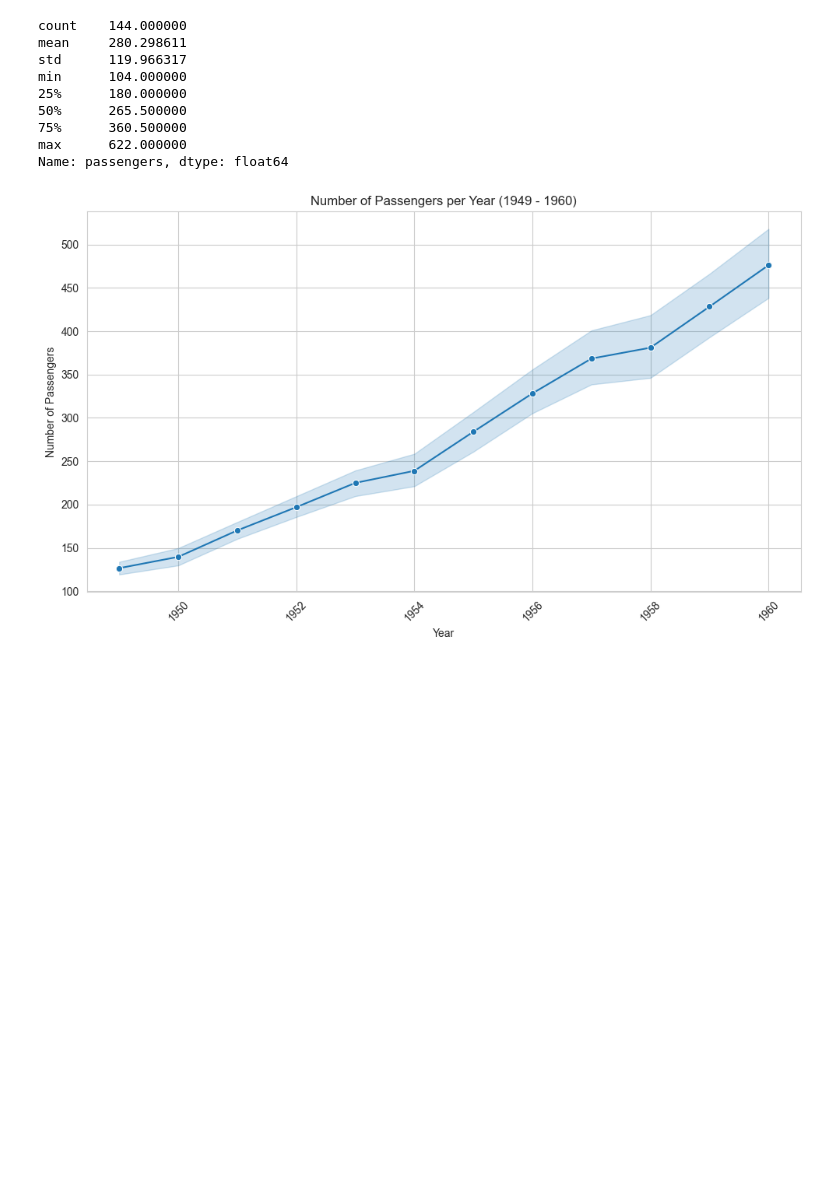
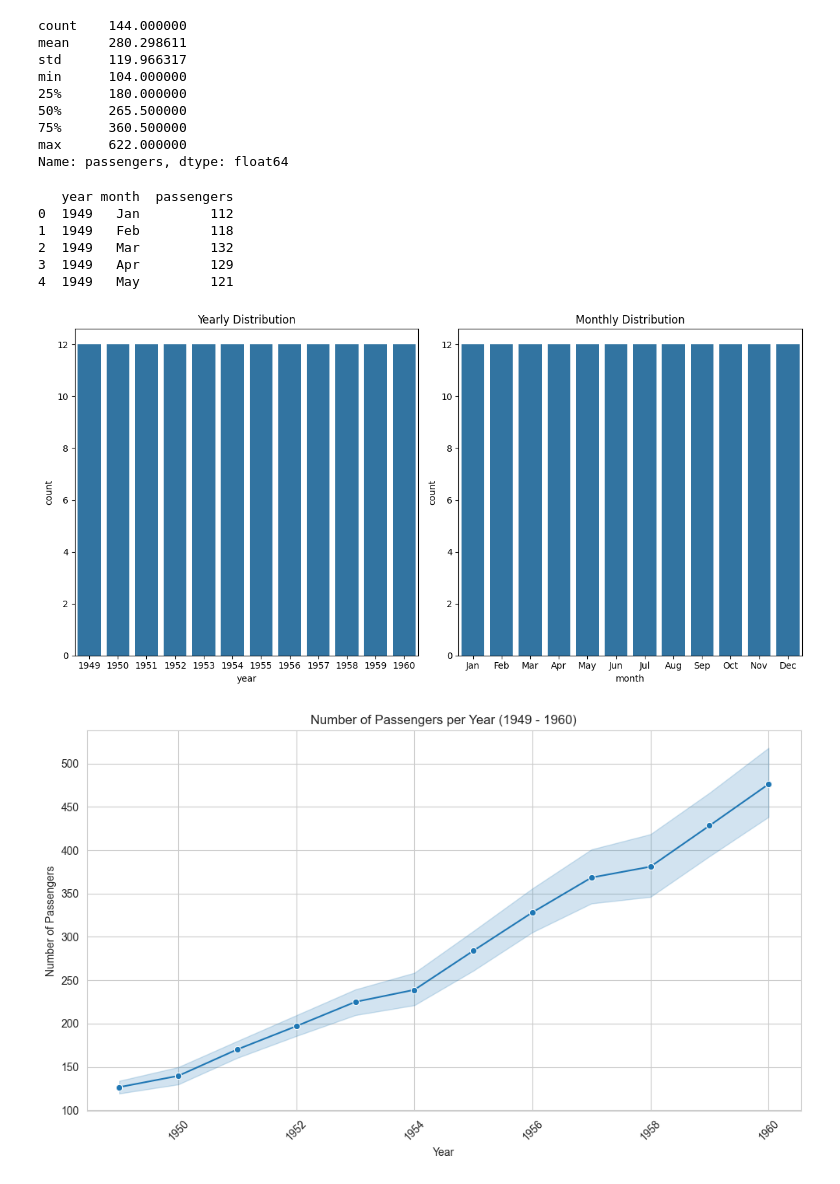
Before and after one commit to drodmay1/datafun-06-eda, a Jupyter notebook: david_eda.ipynb, the cells around one changed output. Saved outputs shown, nothing was run; the diff lists cells and outputs as text; code cells hidden in the pictures; blank space fills up the shorter version.

Commit message:
Initial Data Dist for categorical column added

```diff
--- a/david_eda.ipynb
+++ b/david_eda.ipynb
@@ -64,6 +64,41 @@ min      104.000000
 75%      360.500000
 max      622.000000
 Name: passengers, dtype: float64
+# %%
+#Initial Data Distribution for Categorial Columns
+
+import seaborn as sns
+import matplotlib.pyplot as plt
+
+# Load the flights dataset from seaborn
+flights = sns.load_dataset('flights')
+
+# Visualize the first few rows of the dataset
+print(flights.head())
+
+# Plot the data distribution for categorical columns (year and month)
+plt.figure(figsize=(12, 6))
+
+# Plot for the 'year' column
+plt.subplot(1, 2, 1)
+sns.countplot(x='year', data=flights)
+plt.title('Yearly Distribution')
+
+# Plot for the 'month' column
+plt.subplot(1, 2, 2)
+sns.countplot(x='month', data=flights)
+plt.title('Monthly Distribution')
+
+plt.tight_layout()
+plt.show()
+# %% [output]
+   year month  passengers
+0  1949   Jan         112
+1  1949   Feb         118
+2  1949   Mar         132
+3  1949   Apr         129
+4  1949   May         121
+[figure, added]
 # %%
 ## Data Distribution for passengers column
 
```
